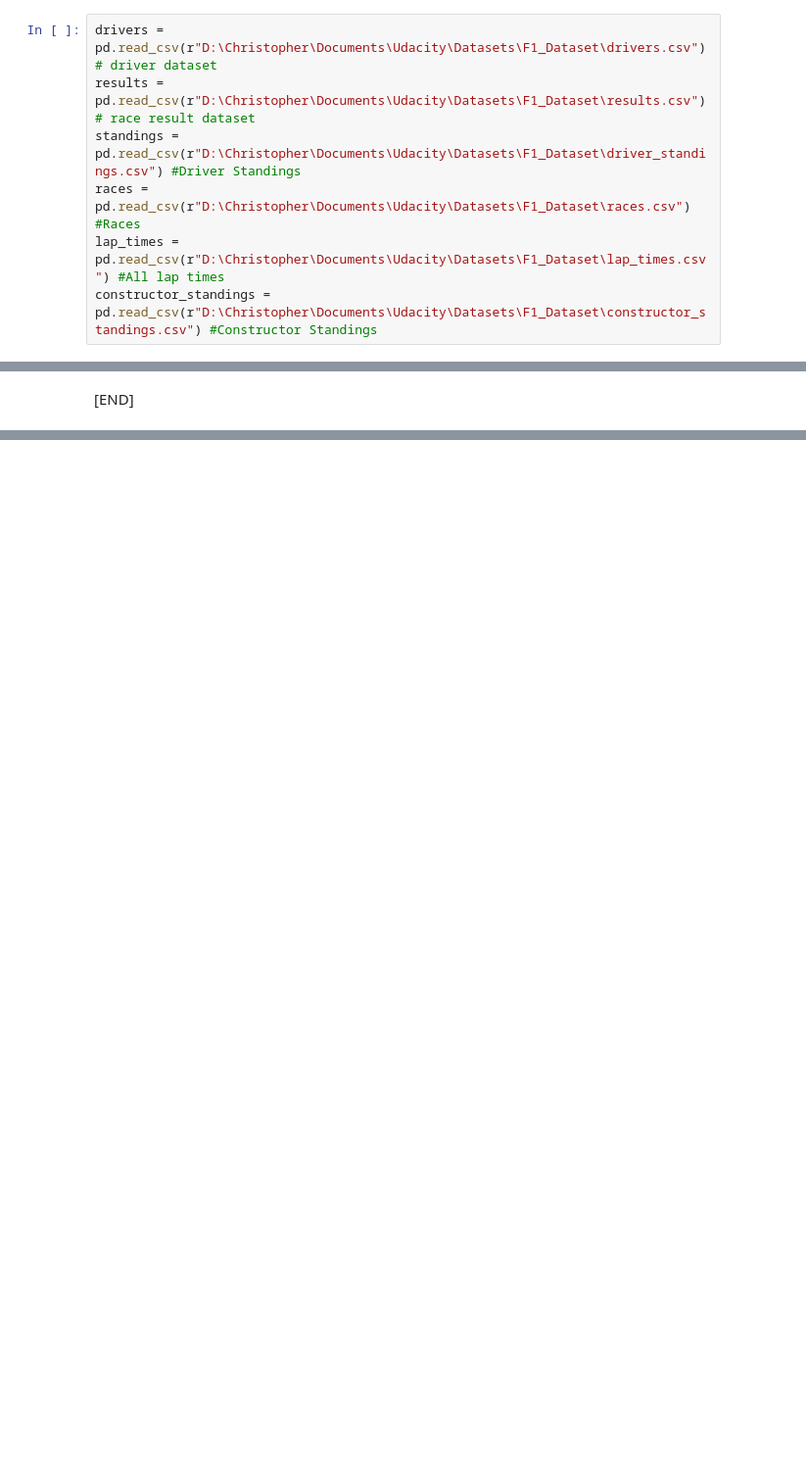
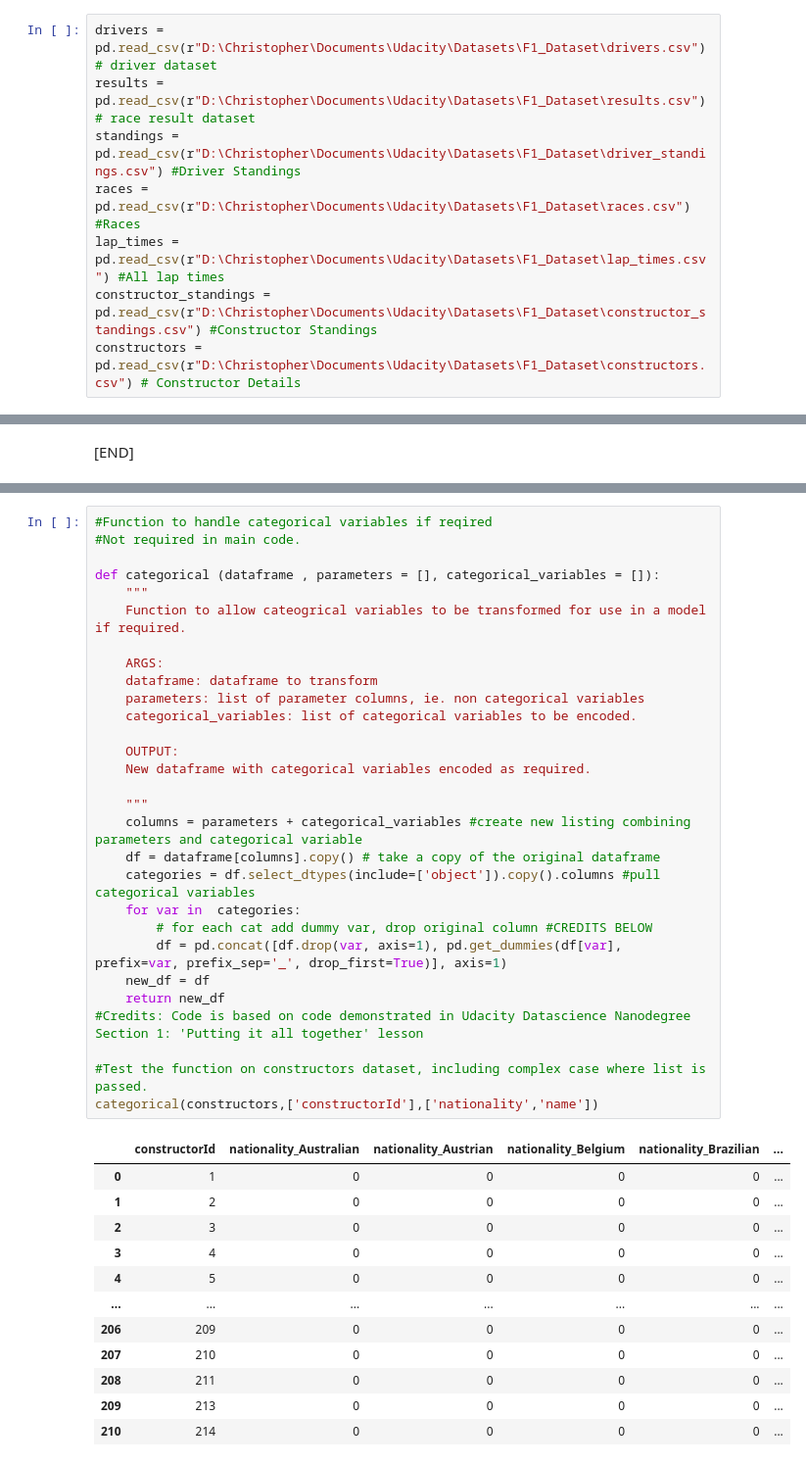
Before and after one commit to cwright08/F1_Greatest_Driver, a Jupyter notebook: Data Science Blog.ipynb, the cells around one changed output, grey strips where cells are left out. Shown at 98% size. Drawn from its saved outputs; the diff is of its cells as text; blank space fills up the shorter version.

Commit message:
Edits as required by post submission review, primarily to null handling explanation plus categorical variables

```diff
--- a/Data Science Blog.ipynb
+++ b/Data Science Blog.ipynb
@@ -23,6 +23,7 @@ standings = pd.read_csv(r"D:\Christopher\Documents\Udacity\Datasets\F1_Dataset\d
 races = pd.read_csv(r"D:\Christopher\Documents\Udacity\Datasets\F1_Dataset\races.csv") #Races
 lap_times = pd.read_csv(r"D:\Christopher\Documents\Udacity\Datasets\F1_Dataset\lap_times.csv") #All lap times
 constructor_standings = pd.read_csv(r"D:\Christopher\Documents\Udacity\Datasets\F1_Dataset\constructor_standings.csv") #Constructor Standings
+constructors =  pd.read_csv(r"D:\Christopher\Documents\Udacity\Datasets\F1_Dataset\constructors.csv") # Constructor Details
 # %% [markdown]
 3) Take a look at the data to get initial view on what is contained
 # %%
@@ -432,0 +450,42 @@ Success Rate: 0.65
+# %%
+#Function to handle categorical variables if reqired
+#Not required in main code.
+
+def categorical (dataframe , parameters = [], categorical_variables = []):
+    """
+    Function to allow cateogrical variables to be transformed for use in a model if required.
+
+    ARGS:
+    dataframe: dataframe to transform
+    parameters: list of parameter columns, ie. non categorical variables
+    categorical_variables: list of categorical variables to be encoded.
+
+    OUTPUT:
+    New dataframe with categorical variables encoded as required.
+
+    """
+    columns = parameters + categorical_variables #create new listing combining parameters and categorical variable
+    df = dataframe[columns].copy() # take a copy of the original dataframe
+    categories = df.select_dtypes(include=['object']).copy().columns #pull categorical variables
+    for var in  categories:
+        # for each cat add dummy var, drop original column #CREDITS BELOW
+        df = pd.concat([df.drop(var, axis=1), pd.get_dummies(df[var], prefix=var, prefix_sep='_', drop_first=True)], axis=1)
+    new_df = df
+    return new_df
+#Credits: Code is based on code demonstrated in Udacity Datascience Nanodegree Section 1: 'Putting it all together' lesson
+
+#Test the function on constructors dataset, including complex case where list is passed.
+categorical(constructors,['constructorId'],['nationality','name'])
+# %% [output]
+|  | constructorId | nationality_Australian | nationality_Austrian | nationality_Belgium | nationality_Brazilian | ... |
+| 0 | 1 | 0 | 0 | 0 | 0 | ... |
+| 1 | 2 | 0 | 0 | 0 | 0 | ... |
+| 2 | 3 | 0 | 0 | 0 | 0 | ... |
+| 3 | 4 | 0 | 0 | 0 | 0 | ... |
+| 4 | 5 | 0 | 0 | 0 | 0 | ... |
+| ... | ... | ... | ... | ... | ... | ... |
+| 206 | 209 | 0 | 0 | 0 | 0 | ... |
+| 207 | 210 | 0 | 0 | 0 | 0 | ... |
+| 208 | 211 | 0 | 0 | 0 | 0 | ... |
+| 209 | 213 | 0 | 0 | 0 | 0 | ... |
+| 210 | 214 | 0 | 0 | 0 | 0 | ... |
```
Also changed, not shown: parts of 4 cells of this notebook, 1 other file.
